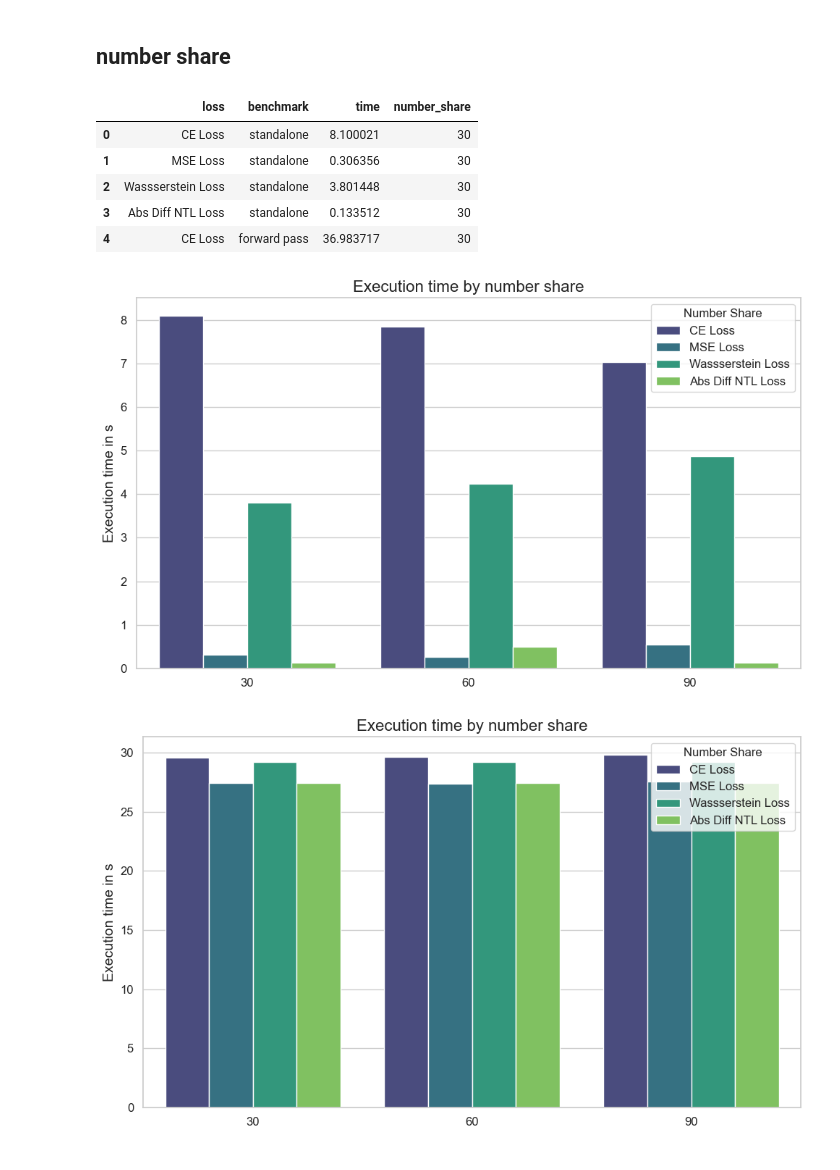
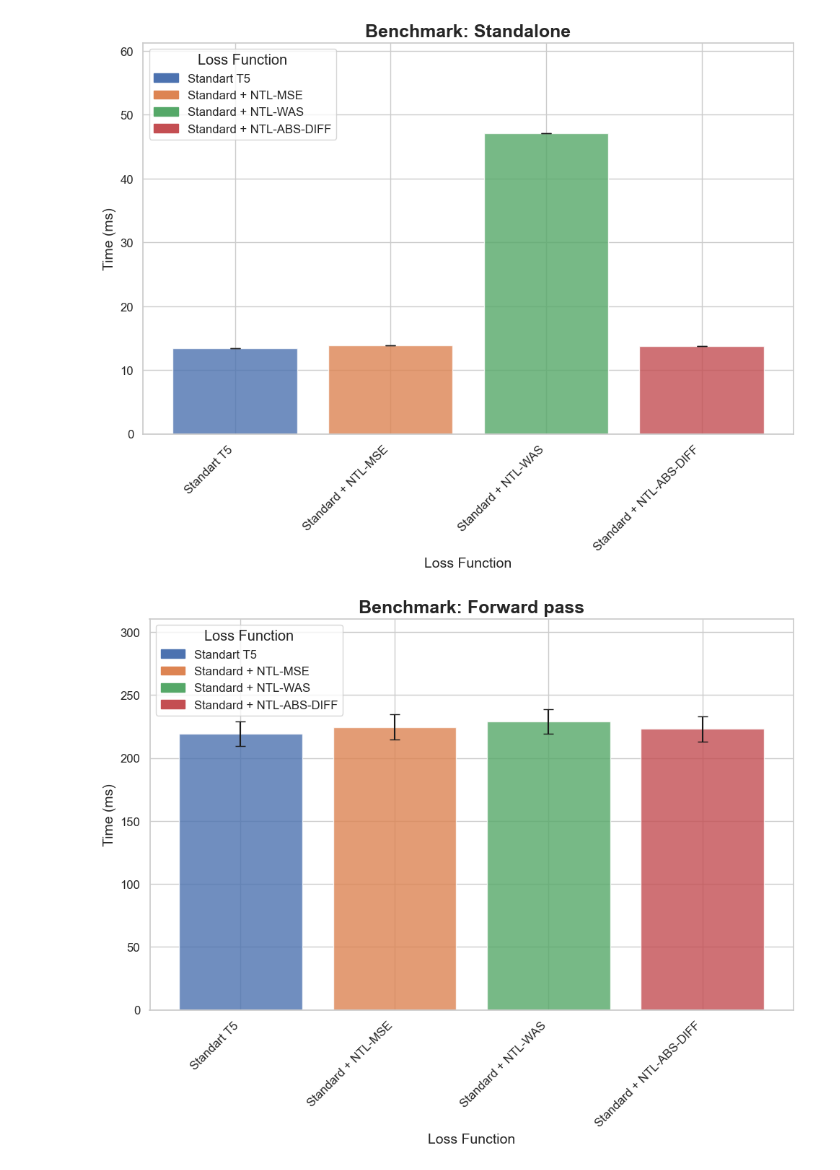
Before and after one commit to tum-ai/number-token-loss, a Jupyter notebook: benchmarking/plot.ipynb, the cells around one changed output. Drawn from its saved outputs; the diff is of its cells as text; code cells hidden in the pictures.

```diff
--- a/benchmarking/plot.ipynb
+++ b/benchmarking/plot.ipynb
@@ -136,2 +198,0 @@ plt.show()
-# %% [markdown]
-## number share
@@ -152,9 +198,0 @@ df_combined = pd.concat([df_30, df_60, df_90])
-# %%
-df_combined.head()
-# %% [output]
-|  | loss | benchmark | time | number_share |
-| 0 | CE Loss | standalone | 8.100021 | 30 |
-| 1 | MSE Loss | standalone | 0.306356 | 30 |
-| 2 | Wassserstein Loss | standalone | 3.801448 | 30 |
-| 3 | Abs Diff NTL Loss | standalone | 0.133512 | 30 |
-| 4 | CE Loss | forward pass | 36.983717 | 30 |
@@ -164,48 +199,5 @@ df_training = df_combined[df_combined['benchmark'] == 'training step']
-# %%
-import seaborn as sns
-import matplotlib.pyplot as plt
-
-# Set Seaborn style
-sns.set(style="whitegrid")
-
-# Create the bar plot
-plt.figure(figsize=(10, 6))
-sns.barplot(data = df_standalone, x="number_share", y="time", hue="loss", palette="viridis")
-
-# Customize the plot
-plt.title("Execution time by number share", fontsize=16)
-plt.xlabel("", fontsize=14)
-plt.ylabel("Execution time in s", fontsize=14)
-plt.legend(title="Number Share", fontsize=12)
-plt.xticks(fontsize=12)
-plt.yticks(fontsize=12)
-plt.tight_layout()
-
-# Show the plot
-plt.show()
-# %% [output]
-[figure, removed]
-# %%
-import seaborn as sns
-import matplotlib.pyplot as plt
-
-# Set Seaborn style
-sns.set(style="whitegrid")
-
-# Create the bar plot
-plt.figure(figsize=(10, 6))
-sns.barplot(data = df_training, x="number_share", y="time", hue="loss", palette="viridis")
-
-# Customize the plot
-plt.title("Execution time by number share", fontsize=16)
-plt.xlabel("", fontsize=14)
-plt.ylabel("Execution time in s", fontsize=14)
-plt.legend(title="Number Share", fontsize=12)
-plt.xticks(fontsize=12)
-plt.yticks(fontsize=12)
-plt.tight_layout()
-
-# Show the plot
-plt.show()
-# %% [output]
-[figure, removed]
+# %%
+separate_plots(dfs[0.1])
+# %% [output]
+[figure, added]
+[figure, added]
```
Also changed, not shown: parts of 20 cells of this notebook.
